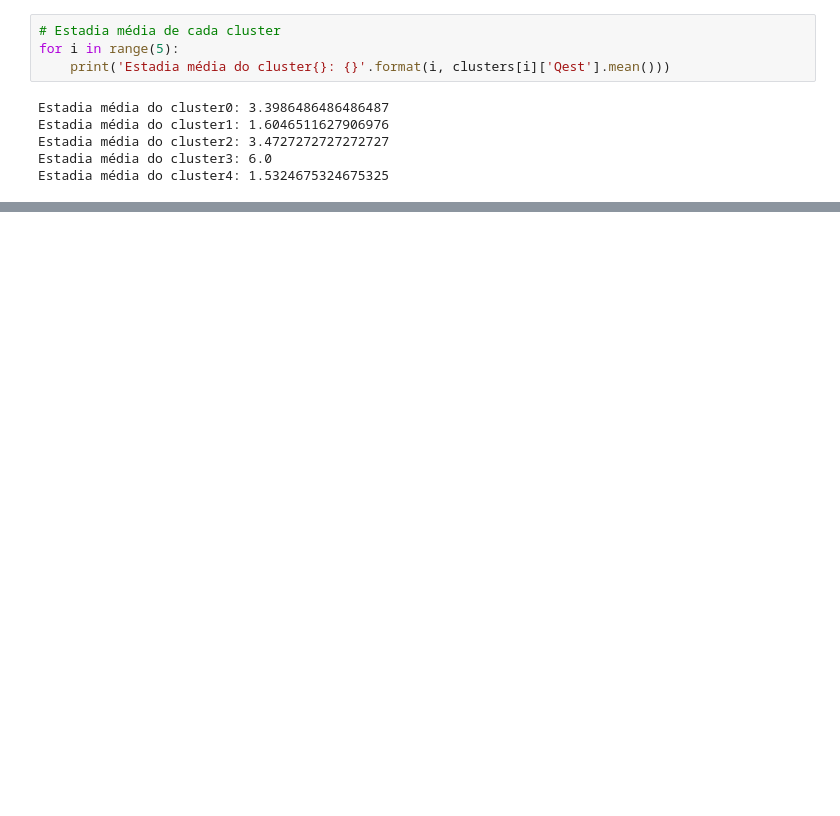
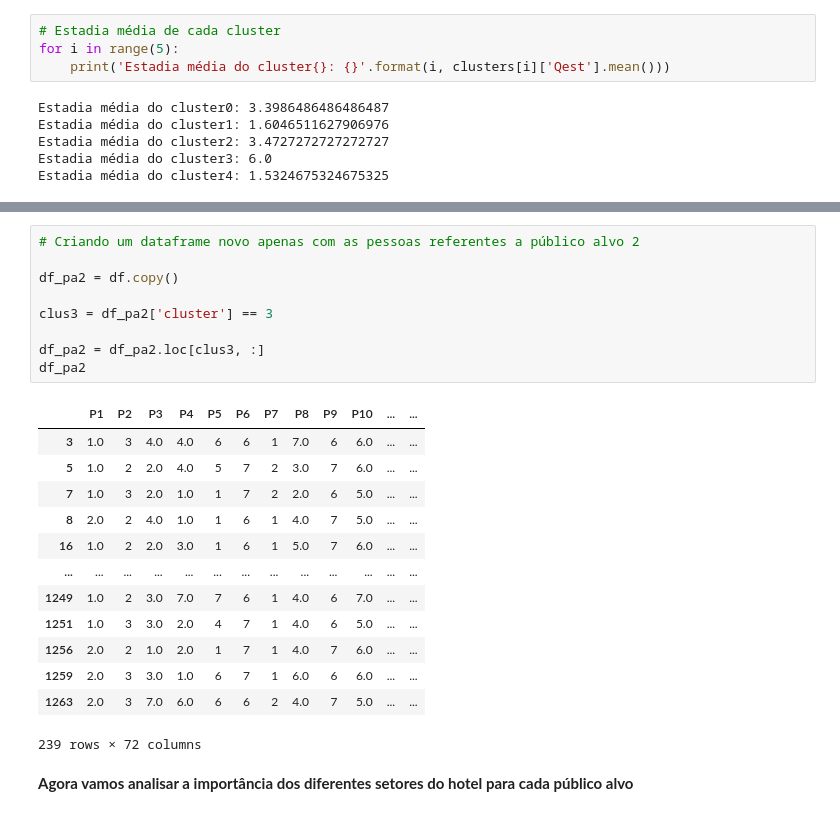
Before and after one commit to pmahfuz/Jr_hotelaria, a Jupyter notebook: Analise_base.ipynb, the cells around one changed output, grey strips where cells are left out. Cells and saved outputs as stored; diff of their text form; blank space fills up the shorter version.

```diff
--- a/Analise_base.ipynb
+++ b/Analise_base.ipynb
@@ -489,0 +535,25 @@ tab.to_frame()
+# %%
+# Criando um dataframe novo apenas com as pessoas referentes a público alvo 2
+
+df_pa2 = df.copy()
+
+clus3 = df_pa2['cluster'] == 3
+
+df_pa2 = df_pa2.loc[clus3, :]
+df_pa2
+# %% [output]
+|  | P1 | P2 | P3 | P4 | P5 | P6 | P7 | P8 | P9 | P10 | ... | ... |
+| 3 | 1.0 | 3 | 4.0 | 4.0 | 6 | 6 | 1 | 7.0 | 6 | 6.0 | ... | ... |
+| 5 | 1.0 | 2 | 2.0 | 4.0 | 5 | 7 | 2 | 3.0 | 7 | 6.0 | ... | ... |
+| 7 | 1.0 | 3 | 2.0 | 1.0 | 1 | 7 | 2 | 2.0 | 6 | 5.0 | ... | ... |
+| 8 | 2.0 | 2 | 4.0 | 1.0 | 1 | 6 | 1 | 4.0 | 7 | 5.0 | ... | ... |
+| 16 | 1.0 | 2 | 2.0 | 3.0 | 1 | 6 | 1 | 5.0 | 7 | 6.0 | ... | ... |
+| ... | ... | ... | ... | ... | ... | ... | ... | ... | ... | ... | ... | ... |
+| 1249 | 1.0 | 2 | 3.0 | 7.0 | 7 | 6 | 1 | 4.0 | 6 | 7.0 | ... | ... |
+| 1251 | 1.0 | 3 | 3.0 | 2.0 | 4 | 7 | 1 | 4.0 | 6 | 5.0 | ... | ... |
+| 1256 | 2.0 | 2 | 1.0 | 2.0 | 1 | 7 | 1 | 4.0 | 7 | 6.0 | ... | ... |
+| 1259 | 2.0 | 3 | 3.0 | 1.0 | 6 | 7 | 1 | 6.0 | 6 | 6.0 | ... | ... |
+| 1263 | 2.0 | 3 | 7.0 | 6.0 | 6 | 6 | 2 | 4.0 | 7 | 5.0 | ... | ... |
+239 rows × 72 columns
+# %% [markdown]
+**Agora vamos analisar a importância dos diferentes setores do hotel para cada público alvo**
```
Also changed, not shown: parts of 42 cells of this notebook.
